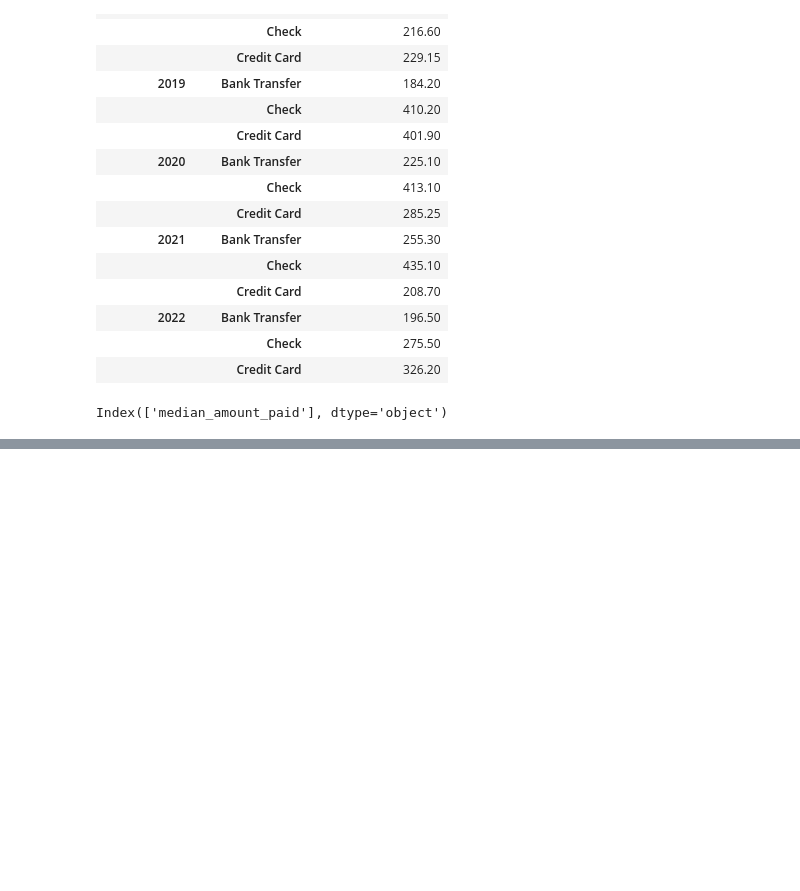
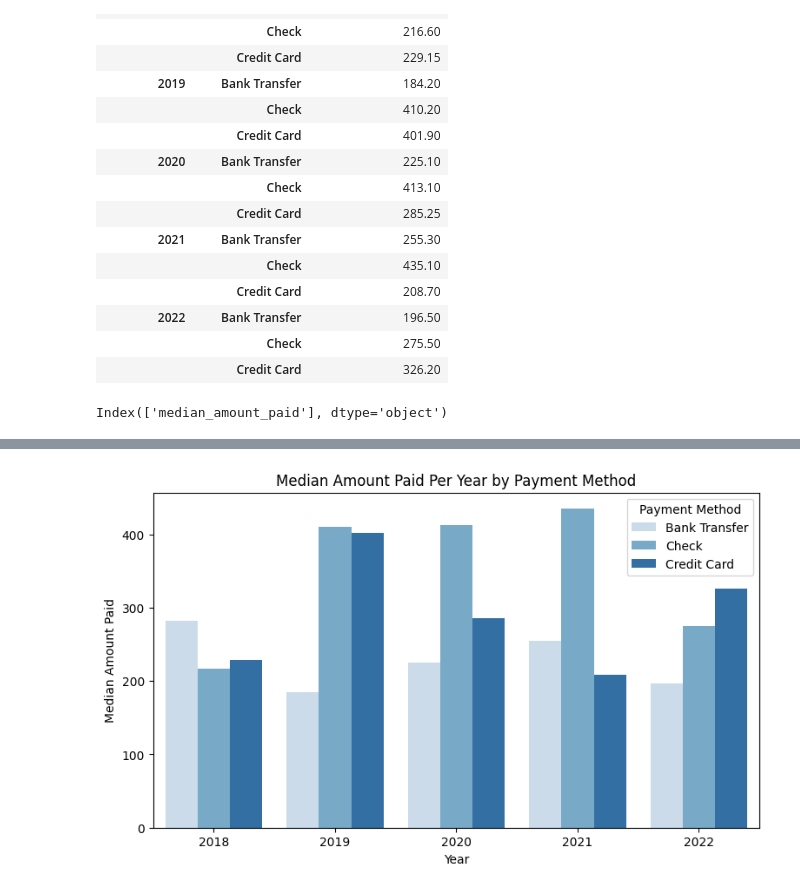
Before and after one commit to santoshsriharsha/analyze-financial-data, a Jupyter notebook: Q4-median-amount-per-payment-method/04-Median-payment-per-payment-method.ipynb, the cells around one changed output, grey strips where cells are left out. Cells and saved outputs as stored; diff of their text form; code cells hidden in the pictures; blank space fills up the shorter version.

Commit message:
Add comments and visualization to Q4

```diff
--- a/Q4-median-amount-per-payment-method/04-Median-payment-per-payment-method.ipynb
+++ b/Q4-median-amount-per-payment-method/04-Median-payment-per-payment-method.ipynb
@@ -70,3 +74,5 @@ Index(['median_amount_paid'], dtype='object')
 result_median_payment_df = result_median_payment_df.reset_index()
 # %%
 result_median_payment_df.to_csv('result_median_payment_per_year_per_payment_method.csv', index = False)
+# %%
+result_median_payment_df = result_median_payment_df.reset_index()
@@ -72,0 +98,13 @@ result_median_payment_df.to_csv('result_median_payment_per_year_per_payment_meth
+# %%
+result_median_payment_df.drop('index', axis = 1, inplace = True)
+# %%
+result_median_payment_df.columns = ['Year', 'Payment Method', 'Median amount paid']
+# %%
+plt.figure(figsize=(9, 5))
+sns.barplot(x='Year', y='Median amount paid', hue='Payment Method', data=result_median_payment_df, palette='Blues')
+plt.xlabel("Year")
+plt.ylabel("Median Amount Paid")
+plt.title("Median Amount Paid Per Year by Payment Method")
+plt.show()
+# %% [output]
+[figure, added]
```
Also changed, not shown: parts of 3 cells of this notebook, 1 other file.
